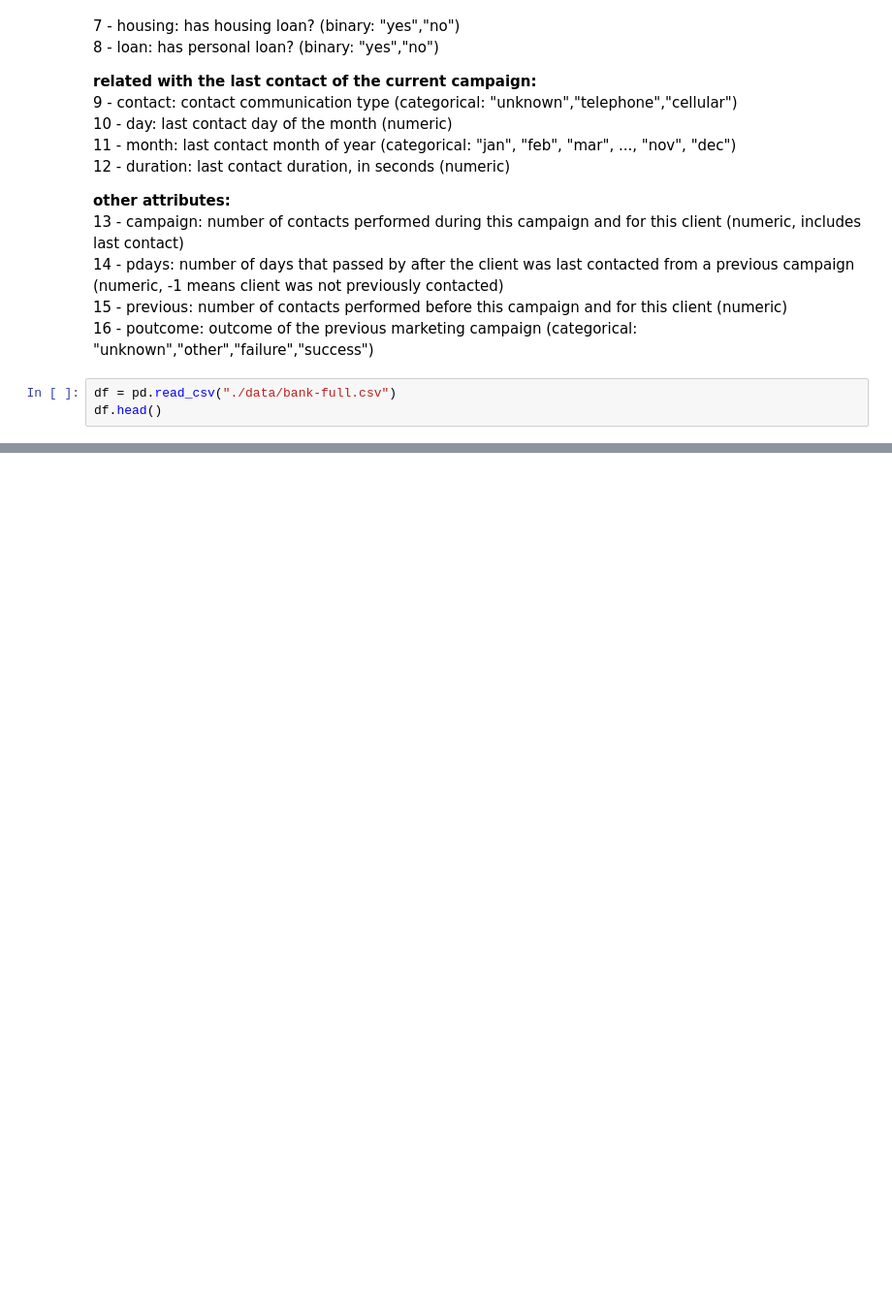
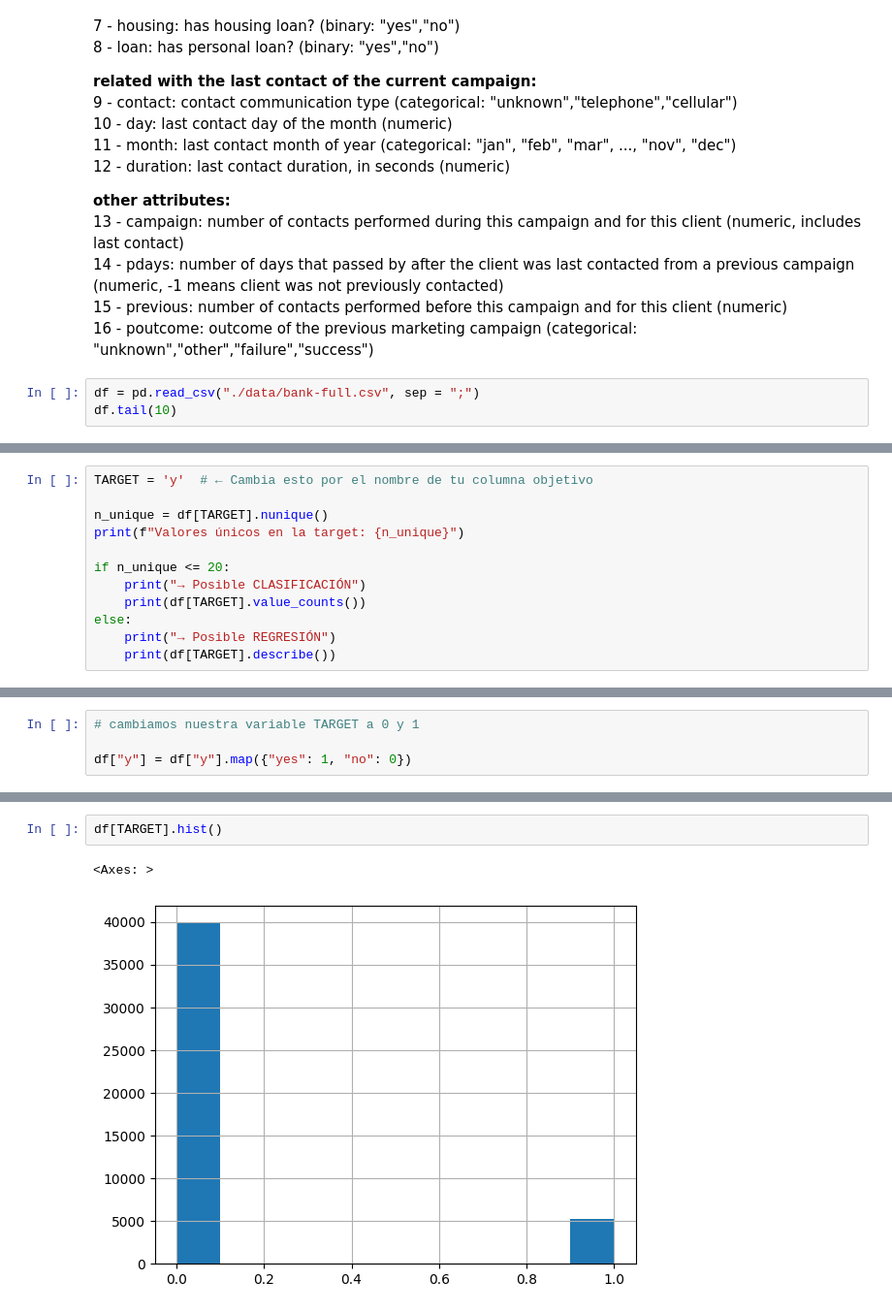
Before and after one commit to MHHsim/DS-Online-Marta-Harana, a Jupyter notebook: 04_Machine_Learning/Sprint_11/Unidad_01_ML_Supervisado_Arboles_de_Decision/03_Practica_Obligatoria/18_Practica_Obligatoria_Arboles_de_Decision.ipynb, the cells around one changed output, grey strips where cells are left out. Shown at 97% size. Cells and saved outputs as stored; diff of their text form; blank space fills up the shorter version.

```diff
--- a/04_Machine_Learning/Sprint_11/Unidad_01_ML_Supervisado_Arboles_de_Decision/03_Practica_Obligatoria/18_Practica_Obligatoria_Arboles_de_Decision.ipynb
+++ b/04_Machine_Learning/Sprint_11/Unidad_01_ML_Supervisado_Arboles_de_Decision/03_Practica_Obligatoria/18_Practica_Obligatoria_Arboles_de_Decision.ipynb
@@ -70,5 +93,5 @@ AYUDA: La dirección del banco nos proporciona estas notas (en inglés):
   15 - previous: number of contacts performed before this campaign and for this client (numeric)
   16 - poutcome: outcome of the previous marketing campaign (categorical: "unknown","other","failure","success")
 # %%
-df = pd.read_csv("./data/bank-full.csv")
-df.head()
+df = pd.read_csv("./data/bank-full.csv", sep = ";")
+df.tail(10)
@@ -74,0 +155,12 @@ df.head()
+# %%
+TARGET = 'y'  # ← Cambia esto por el nombre de tu columna objetivo
+
+n_unique = df[TARGET].nunique()
+print(f"Valores únicos en la target: {n_unique}")
+
+if n_unique <= 20:
+    print("→ Posible CLASIFICACIÓN")
+    print(df[TARGET].value_counts())
+else:
+    print("→ Posible REGRESIÓN")
+    print(df[TARGET].describe())
@@ -74,0 +174,4 @@ df.head()
+# %%
+# cambiamos nuestra variable TARGET a 0 y 1
+
+df["y"] = df["y"].map({"yes": 1, "no": 0})
@@ -74,0 +187,5 @@ df.head()
+# %%
+df[TARGET].hist()
+# %% [output]
+<Axes: >
+[figure, added]
```
Also changed, not shown: parts of 28 cells of this notebook.
